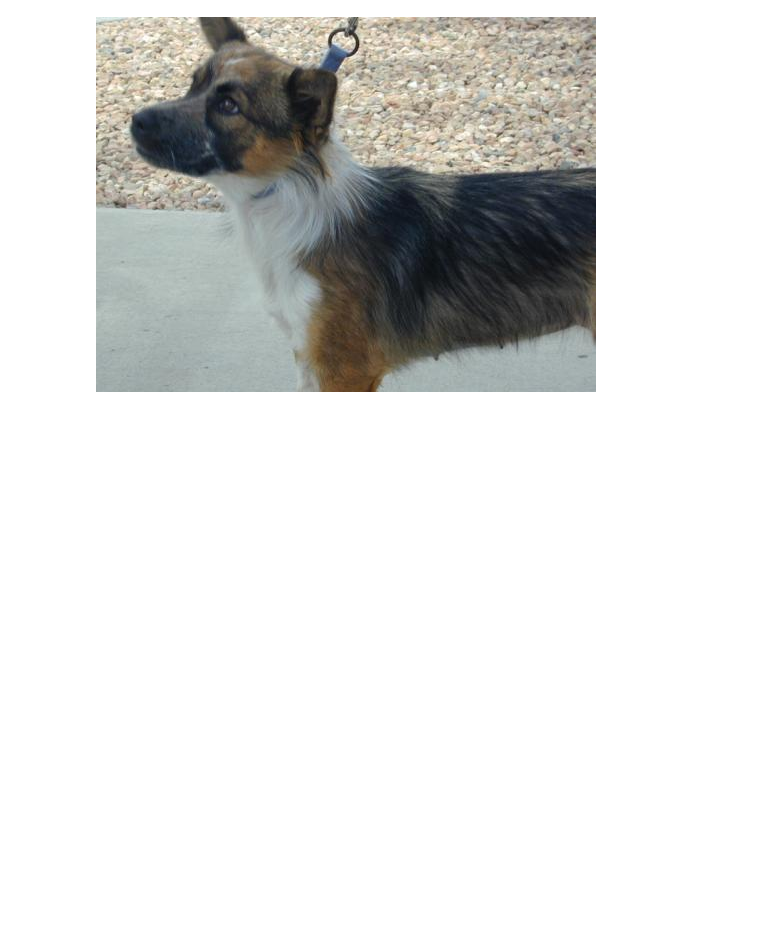
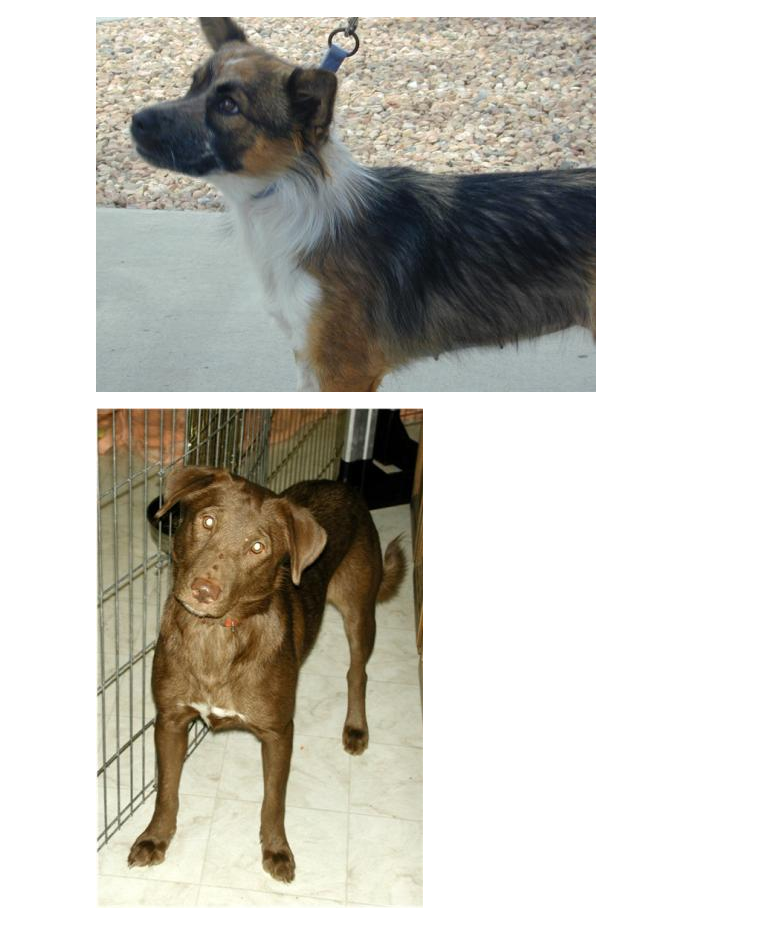
Before and after one commit to ViniLinharesBozzon/DogCatClassification, a Jupyter notebook: main.ipynb, the cells around one changed output. Drawn from its saved outputs; the diff is of its cells as text; code cells hidden in the pictures; blank space fills up the shorter version.

```diff
--- a/main.ipynb
+++ b/main.ipynb
@@ -72,3 +73,8 @@ if platform.node() == 'spark.host.local':
 Image.open(c_pathDogs_str+'/3.jpg')
 # %% [output]
 [figure]
+# %%
+# Lendo uma imagem de cachorro
+Image.open(c_pathDogs_str+'/1.jpg')
+# %% [output]
+[figure, added]
```
Also changed, not shown: parts of 32 cells of this notebook.
